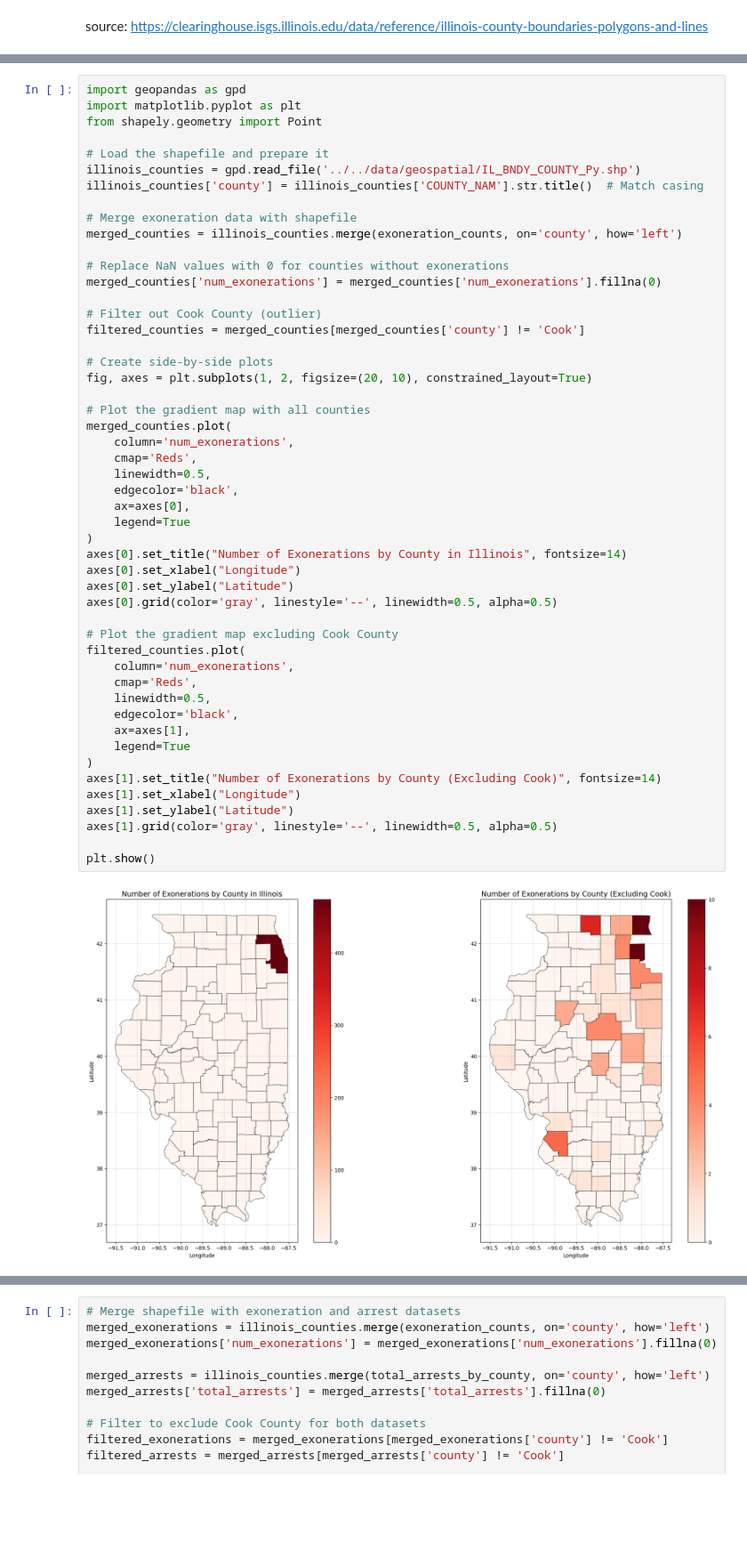
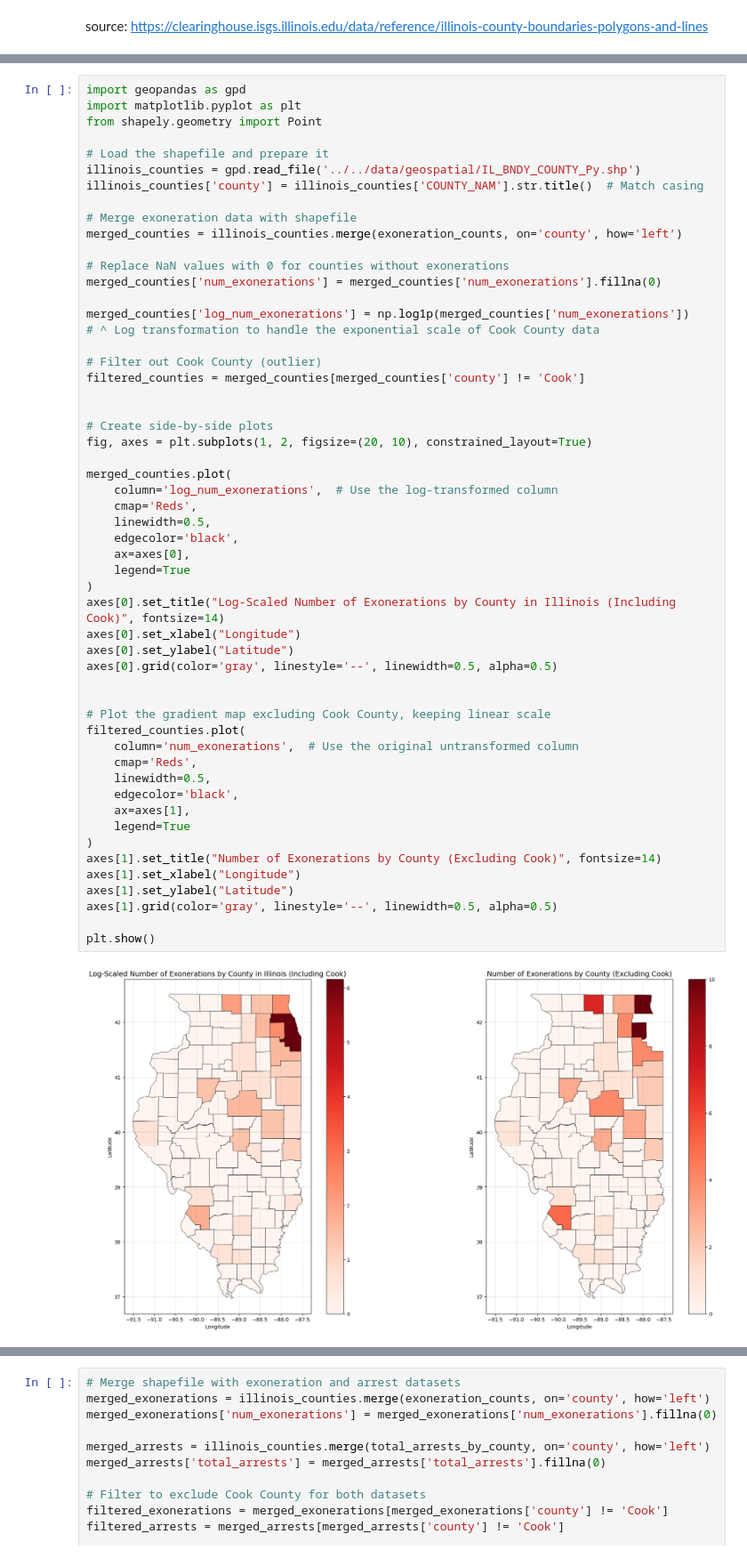
Before and after one commit to courtneyrgreen/dsan5000_final_project, a Jupyter notebook: technical-details/eda/main.ipynb, the cells around one changed output, grey strips where cells are left out. Shown at 89% size. Saved outputs shown, nothing was run; the diff lists cells and outputs as text; blank space fills up the shorter version.

```diff
--- a/technical-details/eda/main.ipynb
+++ b/technical-details/eda/main.ipynb
@@ -119,40 +101,44 @@ merged_counties = illinois_counties.merge(exoneration_counts, on='county', how='
 # Replace NaN values with 0 for counties without exonerations
 merged_counties['num_exonerations'] = merged_counties['num_exonerations'].fillna(0)
 
+merged_counties['log_num_exonerations'] = np.log1p(merged_counties['num_exonerations'])
+# ^ Log transformation to handle the exponential scale of Cook County data
+
 # Filter out Cook County (outlier)
 filtered_counties = merged_counties[merged_counties['county'] != 'Cook']
+
 
 # Create side-by-side plots
 fig, axes = plt.subplots(1, 2, figsize=(20, 10), constrained_layout=True)
 
-# Plot the gradient map with all counties
 merged_counties.plot(
-    column='num_exonerations',
+    column='log_num_exonerations',  # Use the log-transformed column
     cmap='Reds',
     linewidth=0.5,
     edgecolor='black',
     ax=axes[0],
     legend=True
 )
-axes[0].set_title("Number of Exonerations by County in Illinois", fontsize=14)
+axes[0].set_title("Log-Scaled Number of Exonerations by County in Illinois (Including Cook)", fontsize=14)
 axes[0].set_xlabel("Longitude")
 axes[0].set_ylabel("Latitude")
 axes[0].grid(color='gray', linestyle='--', linewidth=0.5, alpha=0.5)
 
-# Plot the gradient map excluding Cook County
+
+# Plot the gradient map excluding Cook County, keeping linear scale
 filtered_counties.plot(
-    column='num_exonerations',
+    column='num_exonerations',  # Use the original untransformed column
     cmap='Reds',
     linewidth=0.5,
     edgecolor='black',
     ax=axes[1],
     legend=True
 )
 axes[1].set_title("Number of Exonerations by County (Excluding Cook)", fontsize=14)
 axes[1].set_xlabel("Longitude")
 axes[1].set_ylabel("Latitude")
 axes[1].grid(color='gray', linestyle='--', linewidth=0.5, alpha=0.5)
 
 plt.show()
 # %% [output]
-[figure, old version]
+[figure, new version]
```
Also changed, not shown: parts of 15 cells of this notebook, 5 other files.
